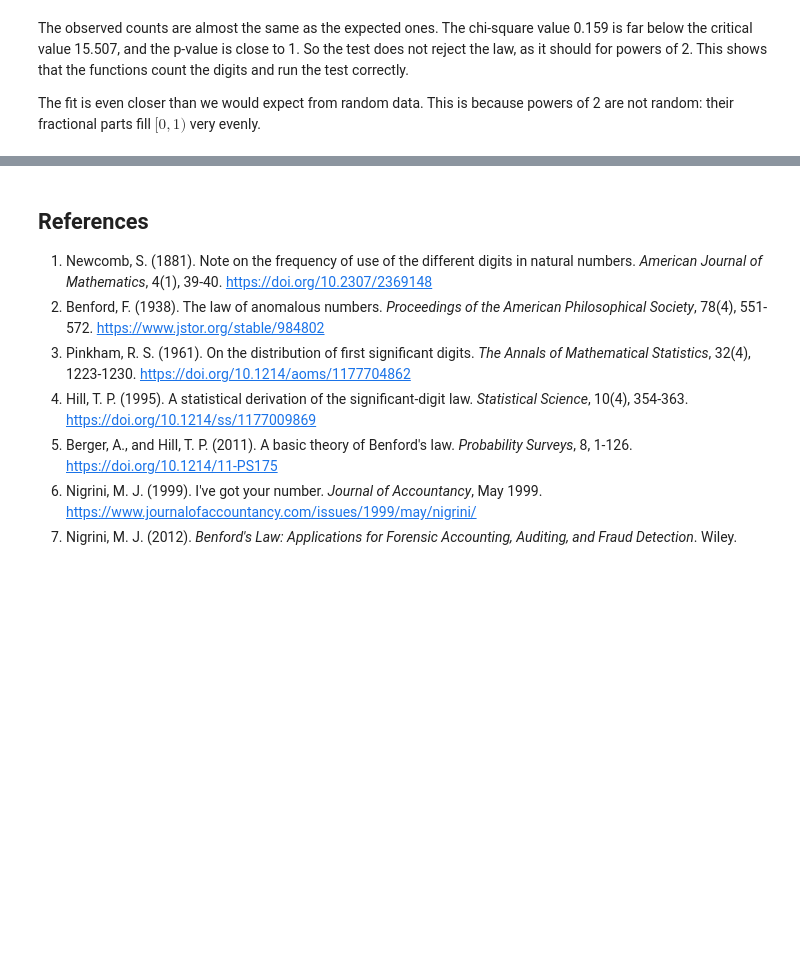
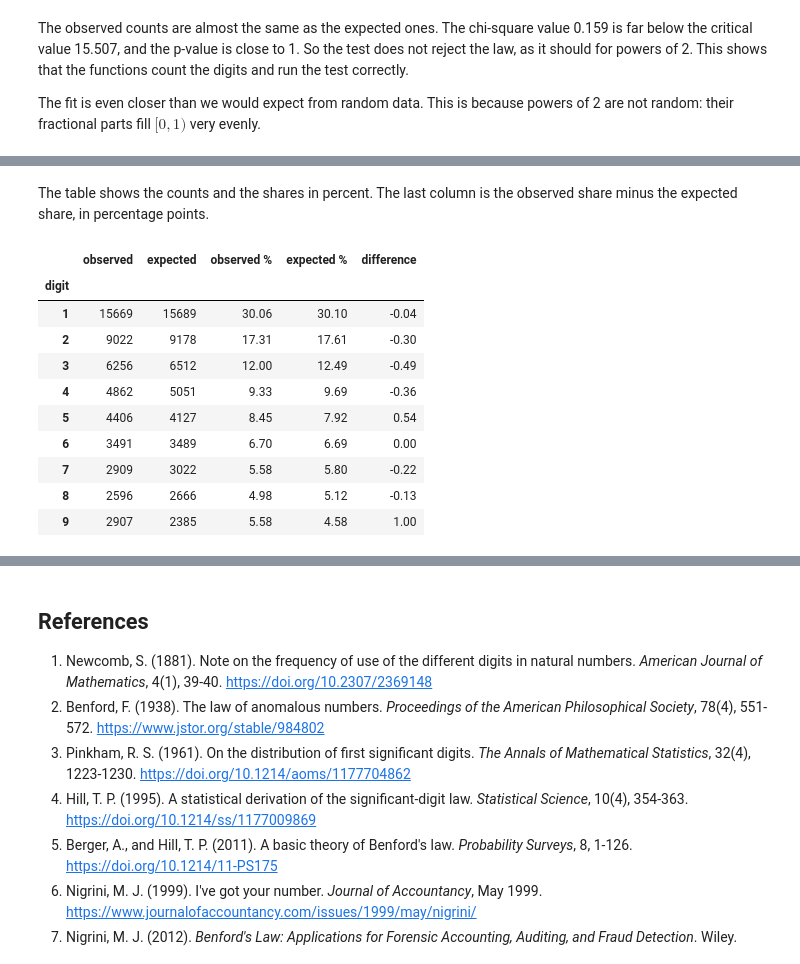
Before and after one commit to DeyvidDimitrov/softuni-task, a Jupyter notebook: notebook.ipynb, the cells around one changed output, grey strips where cells are left out. Drawn from its saved outputs; the diff is of its cells as text; code cells hidden in the pictures; blank space fills up the shorter version.

```diff
--- a/notebook.ipynb
+++ b/notebook.ipynb
@@ -243,0 +270,22 @@ The fit is even closer than we would expect from random data. This is because po
+# %% [markdown]
+The table shows the counts and the shares in percent. The last column is the observed share minus the expected share, in percentage points.
+# %%
+pd.DataFrame({
+    "observed": counts["observed"],
+    "expected": counts["expected"].round().astype(int),
+    "observed %": (100 * shares["observed"]).round(2),
+    "expected %": (100 * shares["expected"]).round(2),
+    "difference": (100 * (shares["observed"] - shares["expected"])).round(2),
+})
+# %% [output]
+|  | observed | expected | observed % | expected % | difference |
+| digit |  |  |  |  |  |
+| 1 | 15669 | 15689 | 30.06 | 30.10 | -0.04 |
+| 2 | 9022 | 9178 | 17.31 | 17.61 | -0.30 |
+| 3 | 6256 | 6512 | 12.00 | 12.49 | -0.49 |
+| 4 | 4862 | 5051 | 9.33 | 9.69 | -0.36 |
+| 5 | 4406 | 4127 | 8.45 | 7.92 | 0.54 |
+| 6 | 3491 | 3489 | 6.70 | 6.69 | 0.00 |
+| 7 | 2909 | 3022 | 5.58 | 5.80 | -0.22 |
+| 8 | 2596 | 2666 | 4.98 | 5.12 | -0.13 |
+| 9 | 2907 | 2385 | 5.58 | 4.58 | 1.00 |
```
Also changed, not shown: parts of 4 cells of this notebook.
